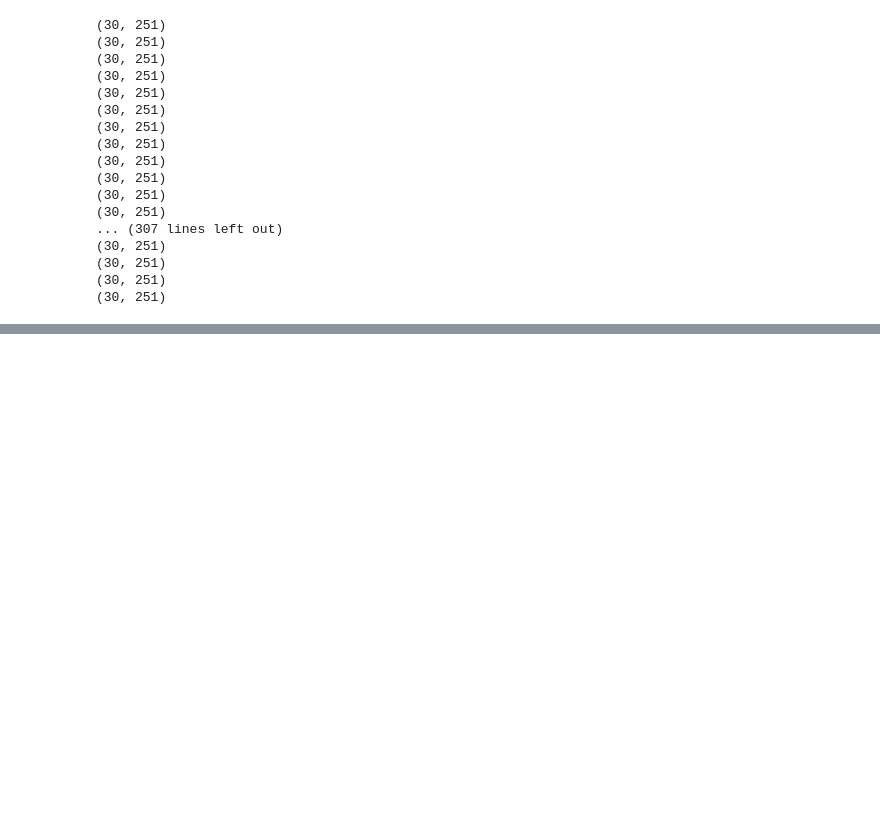
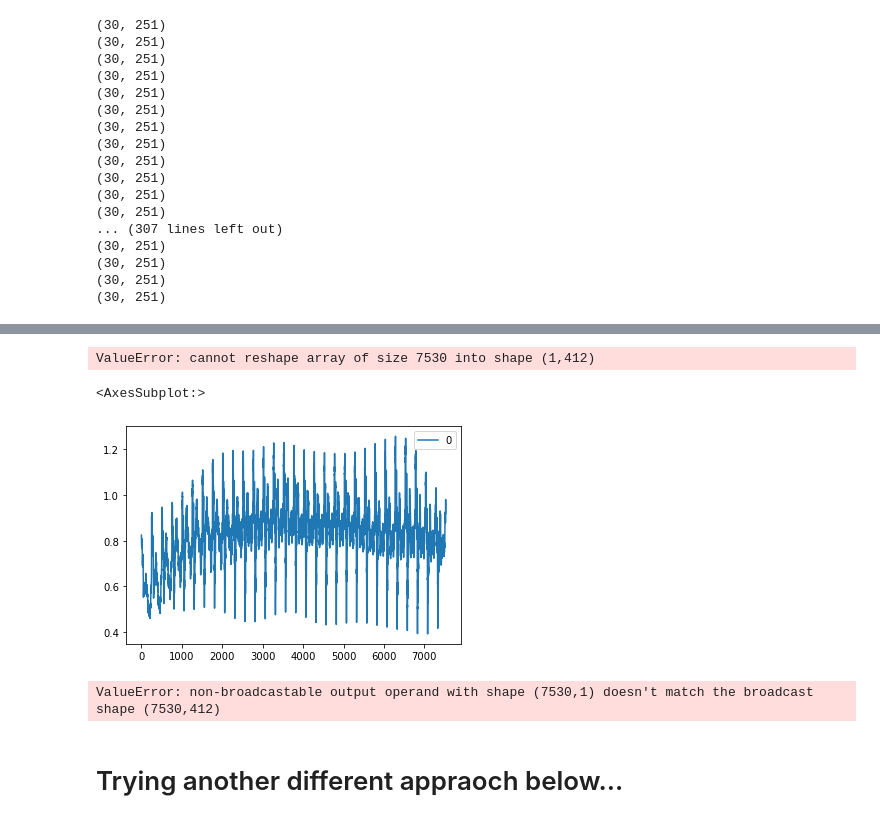
Before and after one commit to jmacdonald2010/stock-prediction, a Jupyter notebook: mlTests04.ipynb, the cells around one changed output, grey strips where cells are left out. Saved outputs shown, nothing was run; the diff lists cells and outputs as text; code cells hidden in the pictures; blank space fills up the shorter version.

```diff
--- a/mlTests04.ipynb
+++ b/mlTests04.ipynb
@@ -128,6 +181,6 @@ for i in range(len(arrays)):
 dataset = np.hstack((arrays))
 # %%
 # may just be able to jump right into using the split_sequence func?
-X, y = split_sequences(dataset, model_settings['n_steps_in'], model_settings['n_steps_out'])
+X, y = split_sequences(training_data, model_settings['n_steps_in'], model_settings['n_steps_out'])
 # %%
 for i in range(len(y)):
@@ -169,4 +222,4 @@ WARNING:tensorflow:Layer lstm_2 will not use cuDNN kernel since it doesn't meet
 # %%
 # fit model
-model.fit(X, y, epochs=400, verbose=1)
+model.fit(X, y, epochs=10, verbose=1)
 # %% [output]
@@ -198,0 +297,30 @@ len(training_data)
+# %%
+# alt approach to predict
+yhat = model.predict(X)
+#yhat = yhat.reshape((yhat.shape[0], yhat.shape[2]))
+# %%
+# scale prediction data back to normal
+
+# symbol_df_scale = training_data[model_settings['symbol']]
+# symbol_df_scale = symbol_df_scale.to_frame()
+# minmax_single = MinMaxScaler(feature_range=(0,1))
+# scaled_data = symbol_df_scale.to_numpy().reshape((len(symbol_df_scale), 1))
+# scaled_data = minmax_single.fit_transform(symbol_df_scale.values)
+
+yhat = yhat.reshape((-1, len(training_data_scaled.columns)))
+yhat = minmax.inverse_transform(yhat)
+yhat = pd.DataFrame(yhat, columns=columns)
+
+yhat
+# %% [output]
+ValueError: cannot reshape array of size 7530 into shape (1,412)
+# %%
+yhat.plot()
+# %% [output]
+<AxesSubplot:>
+[figure, added]
+# %%
+yhat = minmax.inverse_transform(yhat)
+# yhat = pd.Dataframe(yhat)
+# %% [output]
+ValueError: non-broadcastable output operand with shape (7530,1) doesn't match the broadcast shape (7530,412)
@@ -198,0 +338,2 @@ len(training_data)
+# %% [markdown]
+# Trying another different appraoch below...
```
Also changed, not shown: parts of 25 cells of this notebook, 1 other file.
